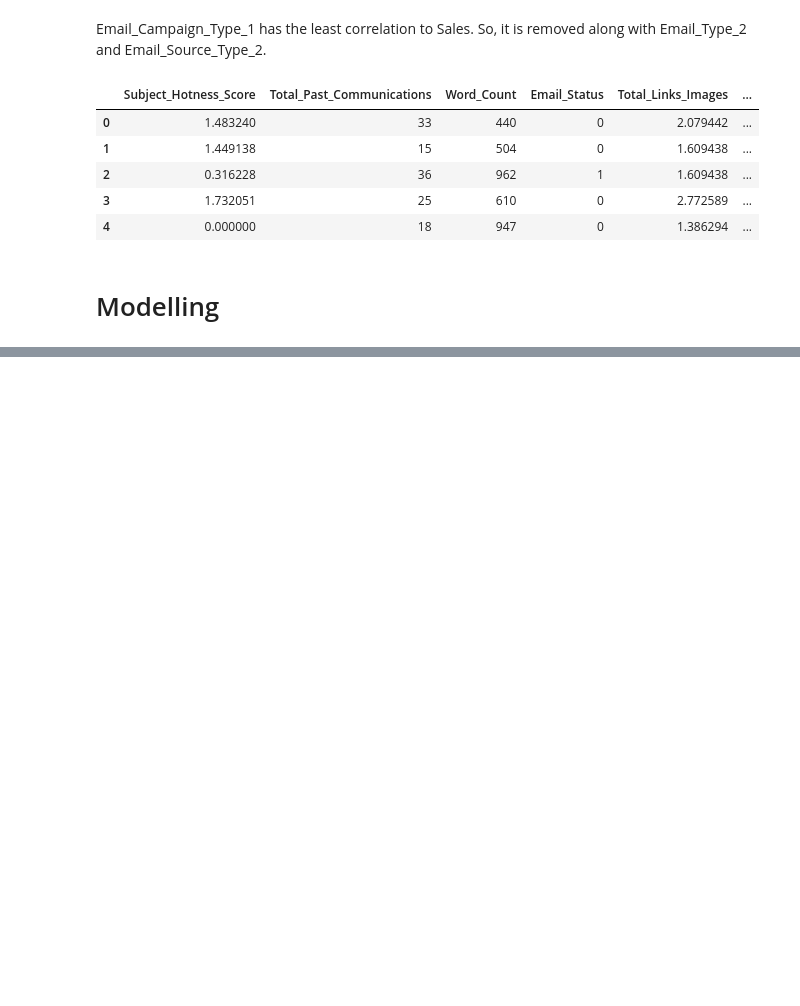
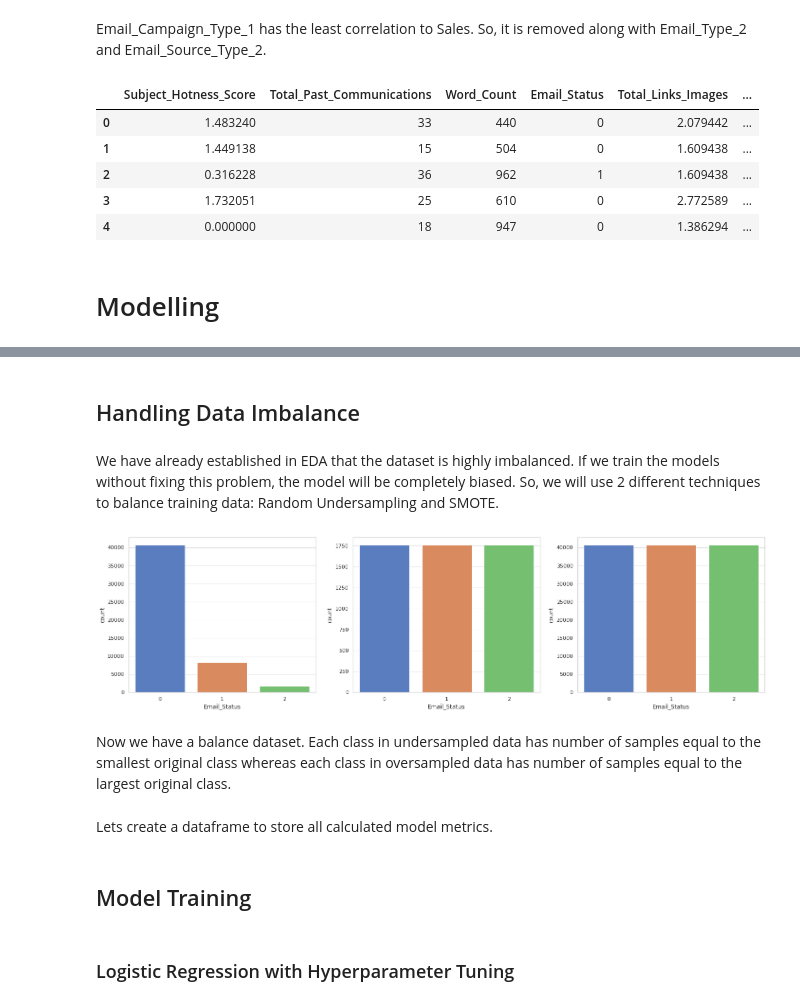
Before and after one commit to connect-midhunr/email-campaign-effectiveness-prediction, a Jupyter notebook: Email_Campaign_Effectiveness_Prediction_Capstone_Project.ipynb, the cells around one changed output, grey strips where cells are left out. Cells and saved outputs as stored; diff of their text form; code cells hidden in the pictures; blank space fills up the shorter version.

Commit message:
Model training

```diff
--- a/Email_Campaign_Effectiveness_Prediction_Capstone_Project.ipynb
+++ b/Email_Campaign_Effectiveness_Prediction_Capstone_Project.ipynb
@@ -835,0 +963,5 @@ campaign_df.head()
+# %%
+# split the datasets to training and test data
+X_train, X_test, y_train, y_test = train_test_split(X, y, test_size=0.25, random_state = 0)
+print(X_train.shape)
+print(X_test.shape)
@@ -835,0 +977,28 @@ campaign_df.head()
+# %%
+# standardization of independant training and testing data
+scaler = StandardScaler()
+X_train = scaler.fit_transform(X_train)
+X_test = scaler.transform(X_test)
+# %% [markdown]
+## Handling Data Imbalance
+# %% [markdown]
+We have already established in EDA that the dataset is highly imbalanced. If we train the models without fixing this problem, the model will be completely biased. So, we will use 2 different techniques to balance training data: Random Undersampling and SMOTE.
+# %%
+# use undersampling to eliminate data imbalance
+rus = RandomUnderSampler(replacement=True)
+X_train_rus, y_train_rus = rus.fit_resample(X_train, y_train)
+# %%
+# use oversampling to eliminate data imbalance
+smote = SMOTE()
+X_train_smote, y_train_smote = smote.fit_resample(X_train, y_train)
+# %%
+fig, axes = plt.subplots(1, 3, figsize=(24, 6))
+
+for index, data in enumerate([y_train, y_train_rus, y_train_smote]):
+  sns.countplot(data, ax=axes[index])
+# %% [output]
+[figure, added]
+# %% [markdown]
+Now we have a balance dataset. Each class in undersampled data has number of samples equal to the smallest original class whereas each class in oversampled data has number of samples equal to the largest original class.
+# %% [markdown]
+Lets create a dataframe to store all calculated model metrics.
@@ -835,0 +1009,4 @@ campaign_df.head()
+# %% [markdown]
+## Model Training
+# %% [markdown]
+### Logistic Regression with Hyperparameter Tuning
```
Also changed, not shown: parts of 29 cells of this notebook.
